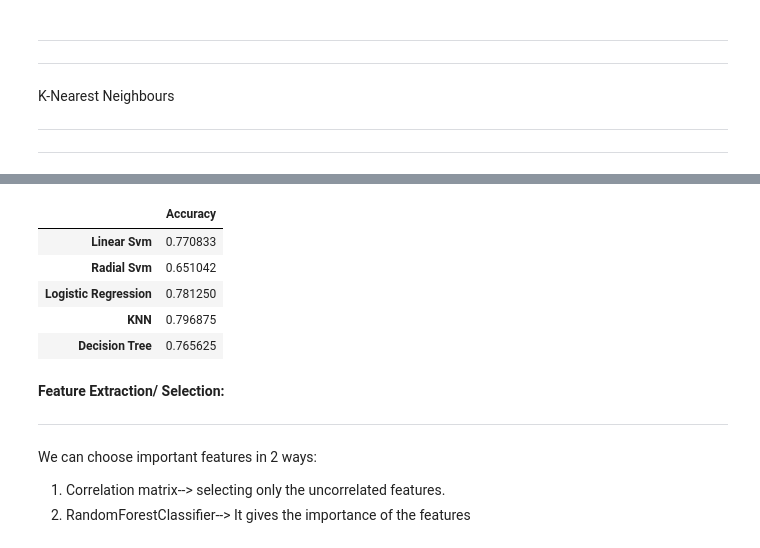
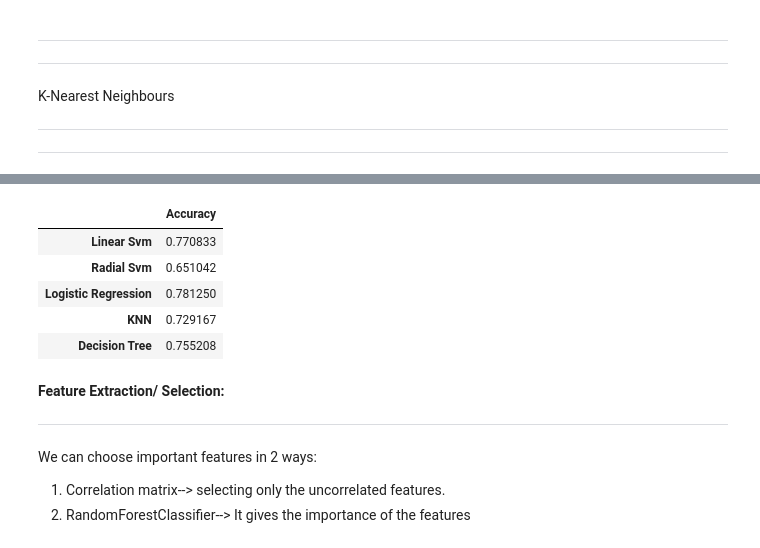
Before and after one commit to Suhail727/Data-Science-Projects, a Jupyter notebook: Pima Indians Diabetes Database/Pima_Indians_Diabetes_Database.ipynb, the cells around one changed output, grey strips where cells are left out. Cells and saved outputs as stored; diff of their text form; code cells hidden in the pictures.

```diff
--- a/Pima Indians Diabetes Database/Pima_Indians_Diabetes_Database.ipynb
+++ b/Pima Indians Diabetes Database/Pima_Indians_Diabetes_Database.ipynb
@@ -183,22 +186,22 @@ Accuracies for different values of n are: [0.734375   0.76041667 0.72916667 0.77
 # %%
 abc=[]
 classifiers=['Linear Svm','Radial Svm','Logistic Regression','KNN','Decision Tree']
-models=[svm.SVC(kernel='linear',gamma='auto'),svm.SVC(kernel='rbf',gamma='auto'),LogisticRegression(solver='lbfgs', max_iter=1000),KNeighborsClassifier(n_neighbors=7),DecisionTreeClassifier()]
+models=[svm.SVC(kernel='linear',gamma='auto'),svm.SVC(kernel='rbf',gamma='auto'),LogisticRegression(solver='lbfgs', max_iter=1000),KNeighborsClassifier(n_neighbors=3),DecisionTreeClassifier()]
 for i in models:
     model = i
     model.fit(train_X,train_Y)
     prediction=model.predict(test_X)
     abc.append(metrics.accuracy_score(prediction,test_Y))
 models_dataframe=pd.DataFrame(abc,index=classifiers)
 models_dataframe.columns=['Accuracy']
 models_dataframe
 # %% [output]
 |  | Accuracy |
 | Linear Svm | 0.770833 |
 | Radial Svm | 0.651042 |
 | Logistic Regression | 0.781250 |
-| KNN | 0.796875 |
-| Decision Tree | 0.765625 |
+| KNN | 0.729167 |
+| Decision Tree | 0.755208 |
 # %% [markdown]
 **Feature Extraction/ Selection:**
 
```
Also changed, not shown: parts of 23 cells of this notebook.
